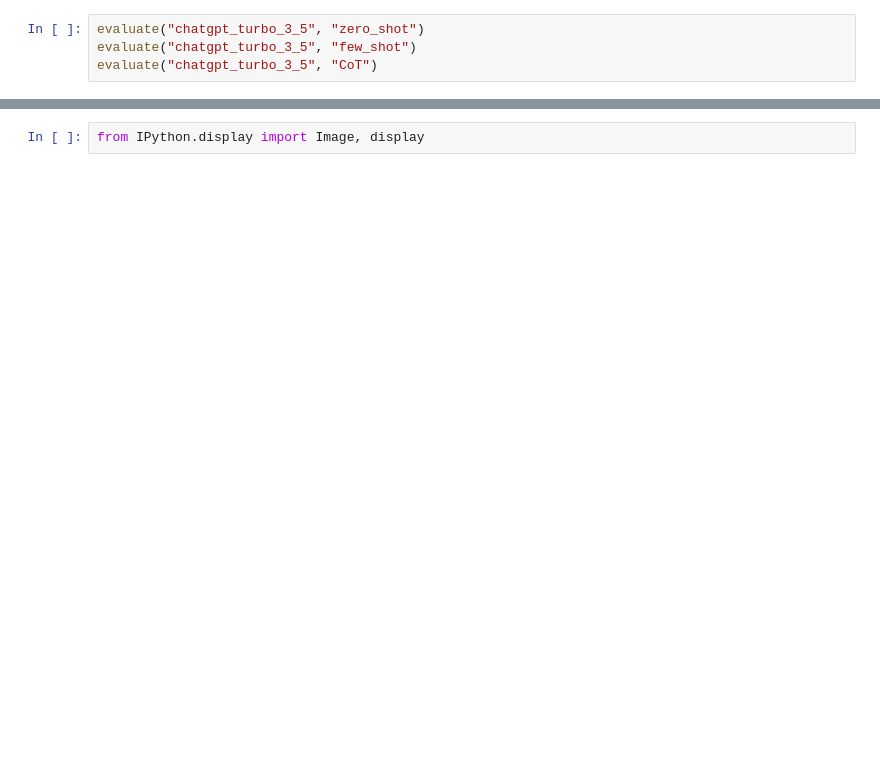
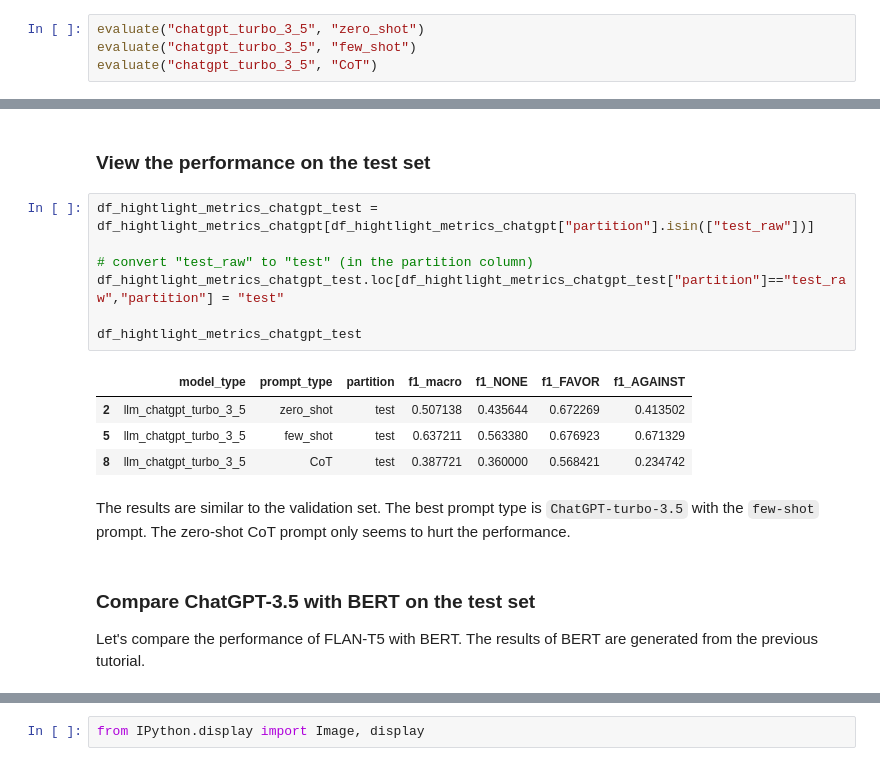
Before and after one commit to yunshiuan/prelim_stance_detection, a Jupyter notebook: llm-prompting_colab.ipynb, the cells around one changed output, grey strips where cells are left out. Cells and saved outputs as stored; diff of their text form; blank space fills up the shorter version.

```diff
--- a/llm-prompting_colab.ipynb
+++ b/llm-prompting_colab.ipynb
@@ -1019,0 +822,20 @@ df_hightlight_metrics_chatgpt
+# %% [markdown]
+### View the performance on the test set
+# %%
+df_hightlight_metrics_chatgpt_test = df_hightlight_metrics_chatgpt[df_hightlight_metrics_chatgpt["partition"].isin(["test_raw"])]
+
+# convert "test_raw" to "test" (in the partition column)
+df_hightlight_metrics_chatgpt_test.loc[df_hightlight_metrics_chatgpt_test["partition"]=="test_raw","partition"] = "test"
+
+df_hightlight_metrics_chatgpt_test
+# %% [output]
+|  | model_type | prompt_type | partition | f1_macro | f1_NONE | f1_FAVOR | f1_AGAINST |
+| 2 | llm_chatgpt_turbo_3_5 | zero_shot | test | 0.507138 | 0.435644 | 0.672269 | 0.413502 |
+| 5 | llm_chatgpt_turbo_3_5 | few_shot | test | 0.637211 | 0.563380 | 0.676923 | 0.671329 |
+| 8 | llm_chatgpt_turbo_3_5 | CoT | test | 0.387721 | 0.360000 | 0.568421 | 0.234742 |
+# %% [markdown]
+The results are similar to the validation set. The best prompt type is `ChatGPT-turbo-3.5` with the `few-shot` prompt. The zero-shot CoT prompt only seems to hurt the performance.
+# %% [markdown]
+### Compare ChatGPT-3.5 with BERT on the test set
+
+Let's compare the performance of FLAN-T5 with BERT. The results of BERT are generated from the previous tutorial.
```
Also changed, not shown: parts of 85 cells of this notebook.
